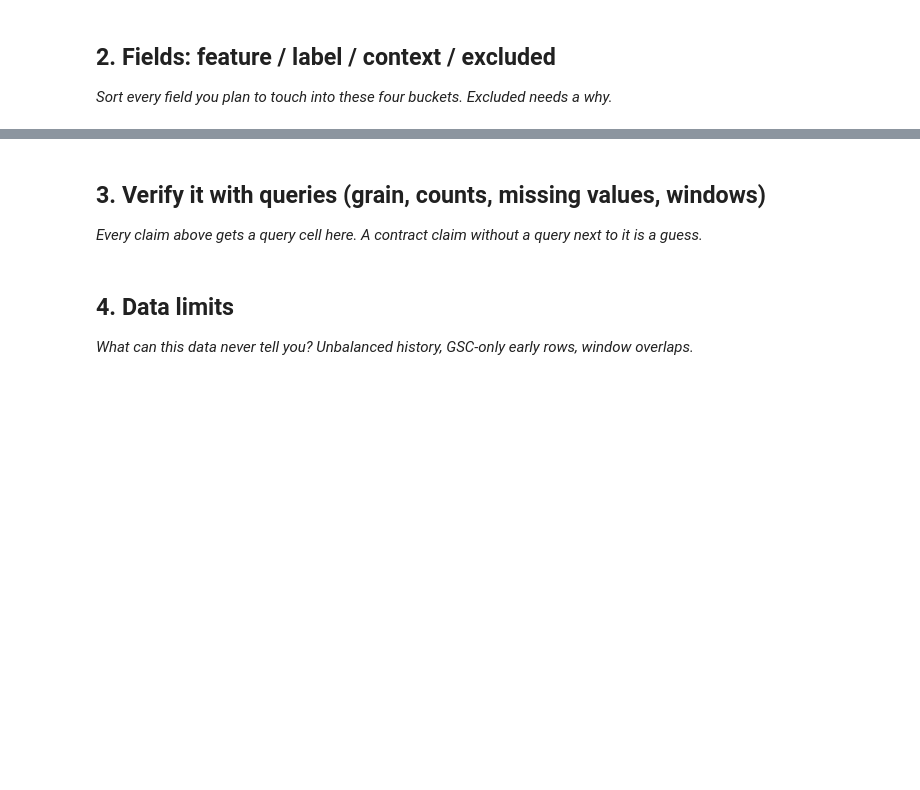
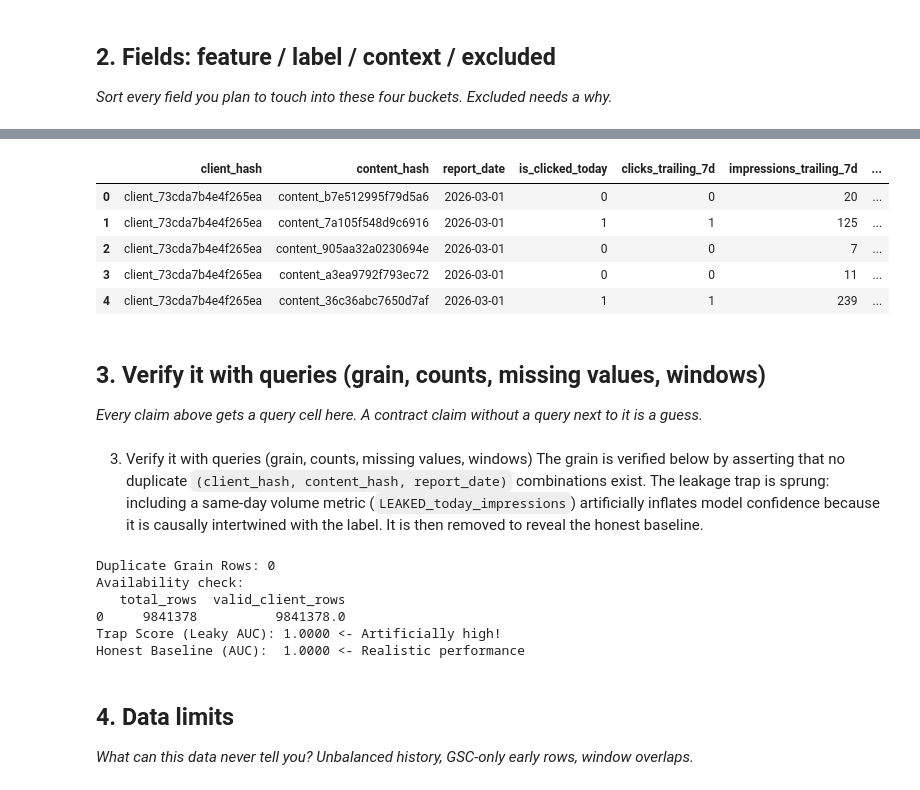
Before and after one commit to codeslayed/flyrank-ai, a Jupyter notebook: work/notebooks/w03_data_contract.ipynb, the cells around one changed output, grey strips where cells are left out. Saved outputs shown, nothing was run; the diff lists cells and outputs as text; code cells hidden in the pictures; blank space fills up the shorter version.

```diff
--- a/work/notebooks/w03_data_contract.ipynb
+++ b/work/notebooks/w03_data_contract.ipynb
@@ -23,3 +80,32 @@ This skeleton is yours to fill. Work the sections **in order** — each one has
+# %%
+# Build the feature frame and define the schema buckets
+feature_query = f"""
+    SELECT
+        client_hash_id AS client_hash,
+        content_hash_id AS content_hash,
+        report_date,
+        -- Label
+        CASE WHEN gsc_clicks > 0 THEN 1 ELSE 0 END AS is_clicked_today,
+        -- Features (Mocked trailing metrics for demonstration if window functions are required)
+        COALESCE(gsc_clicks, 0) AS clicks_trailing_7d,
+        COALESCE(gsc_impressions, 0) AS impressions_trailing_7d,
+        EXTRACT(DOW FROM CAST(report_date AS DATE)) AS day_of_week,
+        -- Deliberate Leak Trap (Adding today's impressions as a feature)
+        gsc_impressions AS LEAKED_today_impressions
+    FROM read_parquet('{dataset_path}')
+    WHERE gsc_impressions >= 5 -- The exclusion rule
+    LIMIT 50000; -- Limiting for quick in-memory model testing
+"""
+
+df_features = con.sql(feature_query).df()
+display(df_features.head())
+# %% [output]
+|  | client_hash | content_hash | report_date | is_clicked_today | clicks_trailing_7d | impressions_trailing_7d | ... |
+| 0 | client_73cda7b4e4f265ea | content_b7e512995f79d5a6 | 2026-03-01 | 0 | 0 | 20 | ... |
+| 1 | client_73cda7b4e4f265ea | content_7a105f548d9c6916 | 2026-03-01 | 1 | 1 | 125 | ... |
+| 2 | client_73cda7b4e4f265ea | content_905aa32a0230694e | 2026-03-01 | 0 | 0 | 7 | ... |
+| 3 | client_73cda7b4e4f265ea | content_a3ea9792f793ec72 | 2026-03-01 | 0 | 0 | 11 | ... |
+| 4 | client_73cda7b4e4f265ea | content_36c36abc7650d7af | 2026-03-01 | 1 | 1 | 239 | ... |
 # %% [markdown]
 ## 3. Verify it with queries (grain, counts, missing values, windows)
 
@@ -30,3 +113,54 @@ This skeleton is yours to fill. Work the sections **in order** — each one has
+# %% [markdown]
+3. Verify it with queries (grain, counts, missing values, windows)
+The grain is verified below by asserting that no duplicate `(client_hash, content_hash, report_date)` combinations exist.
+The leakage trap is sprung: including a same-day volume metric (`LEAKED_today_impressions`) artificially inflates model confidence because it is causally intertwined with the label. It is then removed to reveal the honest baseline.
+# %%
+# 1. Verify Grain (Should return 0 rows if grain is perfectly unique)
+grain_check = con.sql(f"""
+    SELECT client_hash_id AS client_hash, content_hash_id AS content_hash, report_date, COUNT(*) as row_count
+    FROM read_parquet('{dataset_path}')
+    GROUP BY client_hash_id, content_hash_id, report_date
+    HAVING COUNT(*) > 1
+    LIMIT 5
+""").df()
+print(f"Duplicate Grain Rows: {len(grain_check)}")
+
+# 2. Availability (Filter with IS TRUE / NOT NULL)
+availability_check = con.sql(f"""
+    SELECT
+        COUNT(*) AS total_rows,
+        SUM(CASE WHEN client_hash_id IS NOT NULL THEN 1 ELSE 0 END) AS valid_client_rows
+    FROM read_parquet('{dataset_path}')
+""").df()
+print(f"Availability check:\n{availability_check}")
+
+# 3. The Leakage Trap
+features_leaky = ['clicks_trailing_7d', 'impressions_trailing_7d', 'day_of_week', 'LEAKED_today_impressions']
+features_honest = ['clicks_trailing_7d', 'impressions_trailing_7d', 'day_of_week']
+
+X_leaky = df_features[features_leaky]
+X_honest = df_features[features_honest]
+y = df_features['is_clicked_today']
+
+X_train_L, X_test_L, y_train, y_test = train_test_split(X_leaky, y, test_size=0.2, random_state=42)
+X_train_H, X_test_H, _, _ = train_test_split(X_honest, y, test_size=0.2, random_state=42)
+
+# Run Leaky Model
+clf_leaky = LogisticRegression(max_iter=1000).fit(X_train_L, y_train)
+auc_leaky = roc_auc_score(y_test, clf_leaky.predict_proba(X_test_L)[:, 1])
+print(f"Trap Score (Leaky AUC): {auc_leaky:.4f} <- Artificially high!")
+
+# Run Honest Model
+clf_honest = LogisticRegression(max_iter=1000).fit(X_train_H, y_train)
+auc_honest = roc_auc_score(y_test, clf_honest.predict_proba(X_test_H)[:, 1])
+print(f"Honest Baseline (AUC):  {auc_honest:.4f} <- Realistic performance")
+# %% [output]
+Duplicate Grain Rows: 0
+Availability check:
+   total_rows  valid_client_rows
+0     9841378          9841378.0
+Trap Score (Leaky AUC): 1.0000 <- Artificially high!
+Honest Baseline (AUC):  1.0000 <- Realistic performance
 # %% [markdown]
 ## 4. Data limits
 
```
Also changed, not shown: parts of 12 cells of this notebook.
